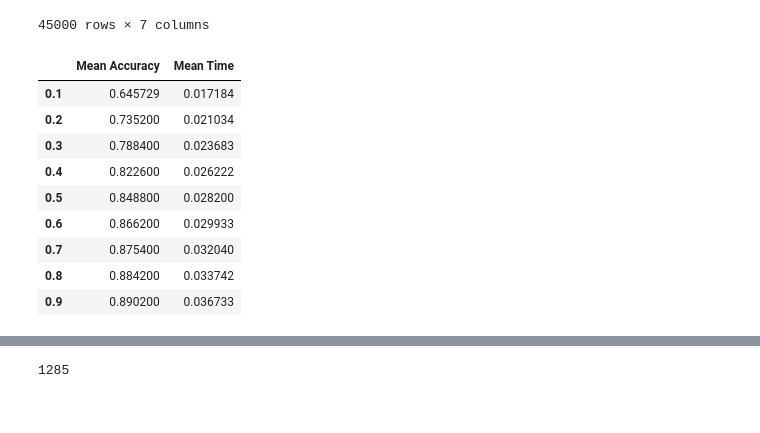
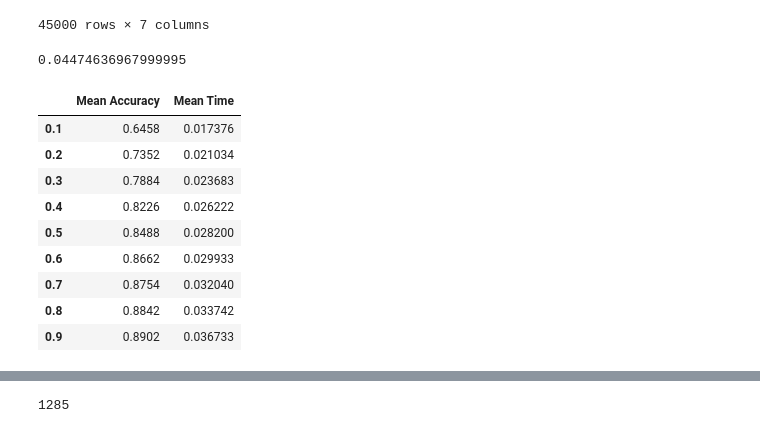
Before and after one commit to AlexKarlsen/thesis-src, a Jupyter notebook: DDNN/logging/threshold_test/Inference analysis.ipynb, the cells around one changed output, grey strips where cells are left out. Saved outputs shown, nothing was run; the diff lists cells and outputs as text; code cells hidden in the pictures.

```diff
--- a/DDNN/logging/threshold_test/Inference analysis.ipynb
+++ b/DDNN/logging/threshold_test/Inference analysis.ipynb
@@ -88,28 +89,35 @@ df
 | 44998 | 0.9 | 2 | 99 | 99 | 1 | 1.000000 | 0.044711 |
 | 44999 | 0.9 | 2 | 99 | 99 | 1 | 0.998888 | 0.048476 |
 45000 rows × 7 columns
+# %%
+conventional.mean().time
+# %% [output]
+0.04474636967999995
 # %%
 data = df.to_numpy()
 # %%
 df = pd.DataFrame(data[1:], columns=['threshold', 'exit', 'prediction', 'target', 'correct', 'score', 'time'])
 # %%
 arr = []
+
+x = [0.1,0.2,0.3,0.4,0.5,0.6,0.7,0.8,0.9]
+
 for i in df.groupby(['threshold']):
     tmp = i[1].mean()
     arr.append((tmp.correct, tmp.time))
 
 #sns.lineplot(data=i[1].mean().correct)
 df_stats = pd.DataFrame(arr, columns=["Mean Accuracy", "Mean Time"], index=[0.1,0.2,0.3,0.4,0.5,0.6,0.7,0.8,0.9])
 df_stats
 # %% [output]
 |  | Mean Accuracy | Mean Time |
-| 0.1 | 0.645729 | 0.017184 |
-| 0.2 | 0.735200 | 0.021034 |
-| 0.3 | 0.788400 | 0.023683 |
-| 0.4 | 0.822600 | 0.026222 |
-| 0.5 | 0.848800 | 0.028200 |
-| 0.6 | 0.866200 | 0.029933 |
-| 0.7 | 0.875400 | 0.032040 |
-| 0.8 | 0.884200 | 0.033742 |
-| 0.9 | 0.890200 | 0.036733 |
+| 0.1 | 0.6458 | 0.017376 |
+| 0.2 | 0.7352 | 0.021034 |
+| 0.3 | 0.7884 | 0.023683 |
+| 0.4 | 0.8226 | 0.026222 |
+| 0.5 | 0.8488 | 0.028200 |
+| 0.6 | 0.8662 | 0.029933 |
+| 0.7 | 0.8754 | 0.032040 |
+| 0.8 | 0.8842 | 0.033742 |
+| 0.9 | 0.8902 | 0.036733 |
 # %%
```
Also changed, not shown: parts of 2 cells of this notebook.
